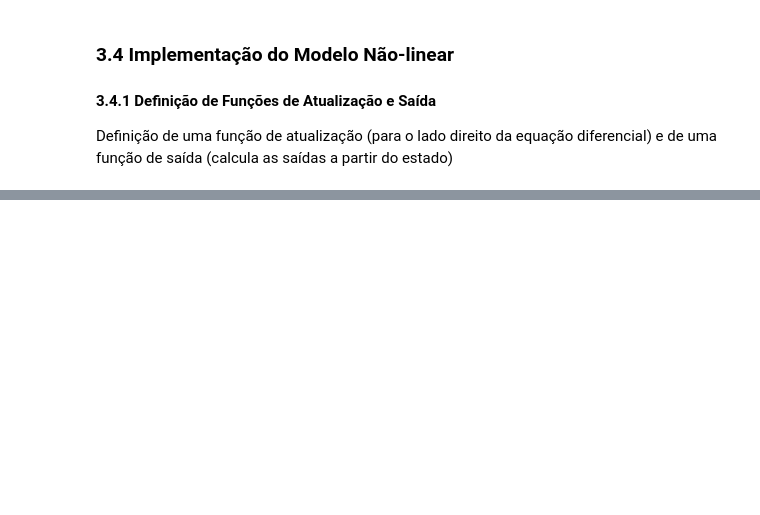
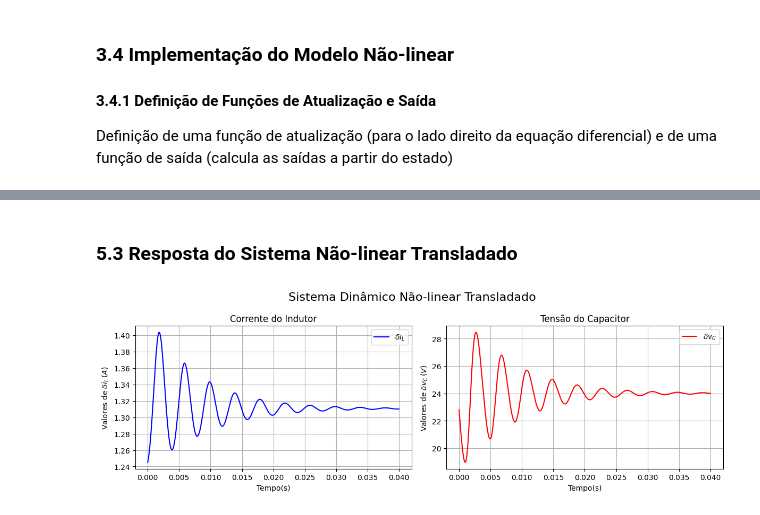
Before and after one commit to andel-vitorio/etc-for-dc-converters, a Jupyter notebook: src/simulator.ipynb, the cells around one changed output, grey strips where cells are left out. Cells and saved outputs as stored; diff of their text form; code cells hidden in the pictures; blank space fills up the shorter version.

```diff
--- a/src/simulator.ipynb
+++ b/src/simulator.ipynb
@@ -260,0 +467,46 @@ t, y_nonlinear = ct.input_output_response(
+# %% [markdown]
+### 5.3 Resposta do Sistema Não-linear Transladado
+# %%
+# Obtenção da Saída do Sistema Não-Linear Trasladado
+t, y_translated_nonlinear = ct.input_output_response(
+    sys=translated_nonlinear_system, T=timepts,
+    U=δU.tolist(),
+    X0=δX0.tolist(),
+    params=params
+)
+
+# Criação e apresentação do gráfico
+fig, axs = plt.subplots(1, 2, figsize=(12, 4))
+
+# Gráfico 1 - Corrente do Indutor
+axs[0].plot(
+  t,
+  y_translated_nonlinear[0] + params['op']['Il'],
+  linestyle = '-', color = 'b', label = '$\delta i_L$'
+)
+
+axs[0].set_xlabel('Tempo(s)')
+axs[0].set_ylabel('Valores de $\delta i_L\,(A)$')
+axs[0].set_title('Corrente do Indutor')
+axs[0].legend()
+axs[0].grid(True)
+
+# Gráfico 2 - Tensão do Capacitor
+axs[1].plot(
+  t,
+  y_translated_nonlinear[1] + params['op']['Vc'],
+  linestyle='-', color='r', label='$\delta v_C$'
+)
+
+axs[1].set_xlabel('Tempo(s)')
+axs[1].set_ylabel('Valores de $\delta v_C\,(V)$')
+axs[1].set_title('Tensão do Capacitor')
+axs[1].legend()
+axs[1].grid(True)
+
+fig.suptitle('Sistema Dinâmico Não-linear Transladado', fontsize=16)
+
+plt.tight_layout()
+plt.show()
+# %% [output]
+[figure, added]
```
Also changed, not shown: parts of 28 cells of this notebook.
